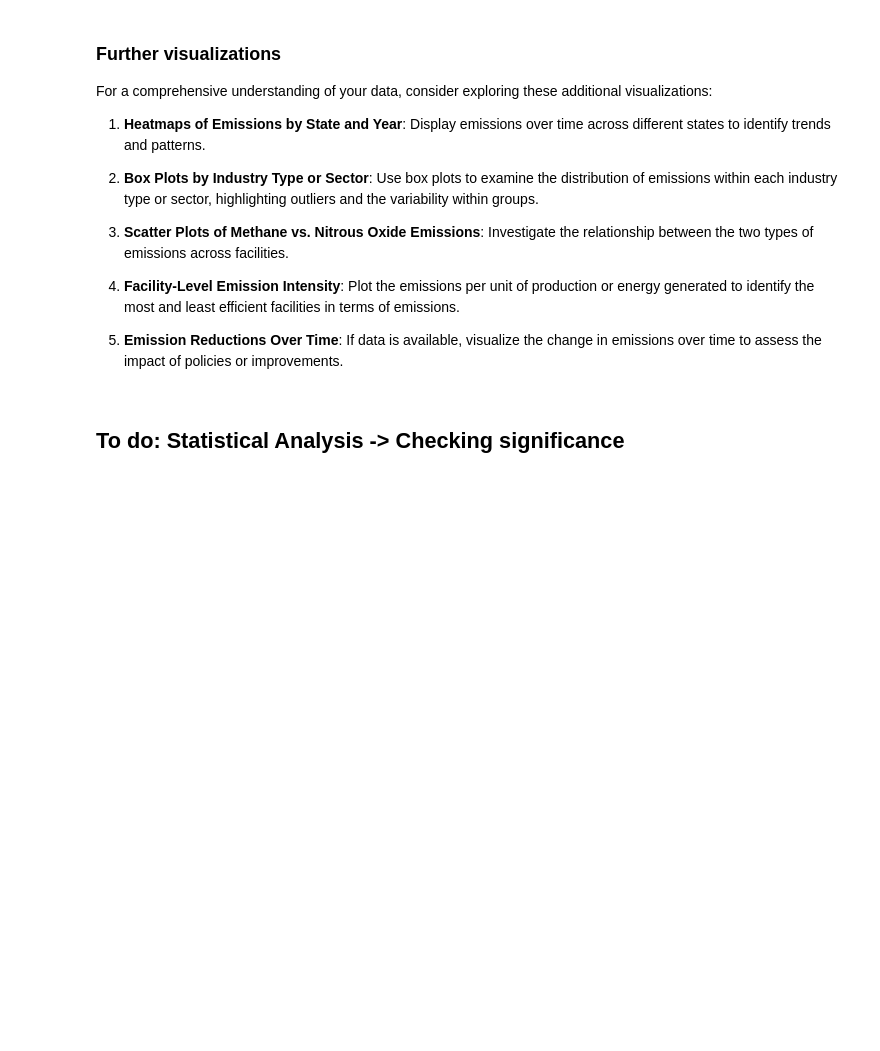
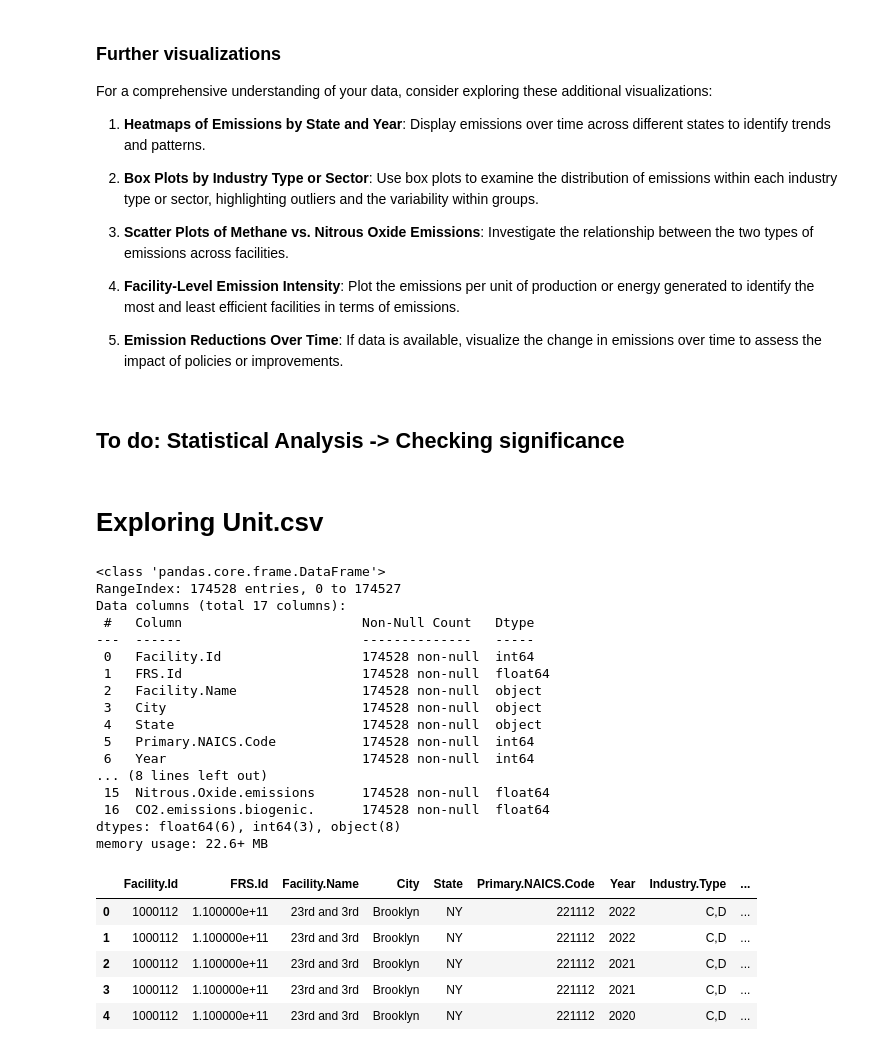
Before and after one commit to JewelsHovan/Datathon-Analytical-Avengers, a Jupyter notebook: EDA.ipynb, the cells around one changed output. Cells and saved outputs as stored; diff of their text form; code cells hidden in the pictures; blank space fills up the shorter version.

```diff
--- a/EDA.ipynb
+++ b/EDA.ipynb
@@ -356,3 +356,5 @@ For a comprehensive understanding of your data, consider exploring these additio
 5. **Emission Reductions Over Time**: If data is available, visualize the change in emissions over time to assess the impact of policies or improvements.
 # %% [markdown]
 ## To do: Statistical Analysis -> Checking significance
+# %% [markdown]
+# Exploring Unit.csv
@@ -358,0 +367,37 @@ For a comprehensive understanding of your data, consider exploring these additio
+# %%
+# Performing initial Exploratory Data Analysis (EDA)
+
+# Displaying the first few rows of the dataframe to understand its structure
+unit_df_head = unit_df.head()
+
+# Getting a summary of the dataframe to understand the data types and missing values
+unit_df_info = unit_df.info()
+
+# Descriptive statistics to understand the numerical columns better
+unit_df_description = unit_df.describe()
+
+unit_df_head
+# %% [output]
+<class 'pandas.core.frame.DataFrame'>
+RangeIndex: 174528 entries, 0 to 174527
+Data columns (total 17 columns):
+ #   Column                       Non-Null Count   Dtype
+---  ------                       --------------   -----
+ 0   Facility.Id                  174528 non-null  int64
+ 1   FRS.Id                       174528 non-null  float64
+ 2   Facility.Name                174528 non-null  object
+ 3   City                         174528 non-null  object
+ 4   State                        174528 non-null  object
+ 5   Primary.NAICS.Code           174528 non-null  int64
+ 6   Year                         174528 non-null  int64
+... (8 lines left out)
+ 15  Nitrous.Oxide.emissions      174528 non-null  float64
+ 16  CO2.emissions.biogenic.      174528 non-null  float64
+dtypes: float64(6), int64(3), object(8)
+memory usage: 22.6+ MB
+|  | Facility.Id | FRS.Id | Facility.Name | City | State | Primary.NAICS.Code | Year | Industry.Type | ... |
+| 0 | 1000112 | 1.100000e+11 | 23rd and 3rd | Brooklyn | NY | 221112 | 2022 | C,D | ... |
+| 1 | 1000112 | 1.100000e+11 | 23rd and 3rd | Brooklyn | NY | 221112 | 2022 | C,D | ... |
+| 2 | 1000112 | 1.100000e+11 | 23rd and 3rd | Brooklyn | NY | 221112 | 2021 | C,D | ... |
+| 3 | 1000112 | 1.100000e+11 | 23rd and 3rd | Brooklyn | NY | 221112 | 2021 | C,D | ... |
+| 4 | 1000112 | 1.100000e+11 | 23rd and 3rd | Brooklyn | NY | 221112 | 2020 | C,D | ... |
```
Also changed, not shown: parts of 4 cells of this notebook.
